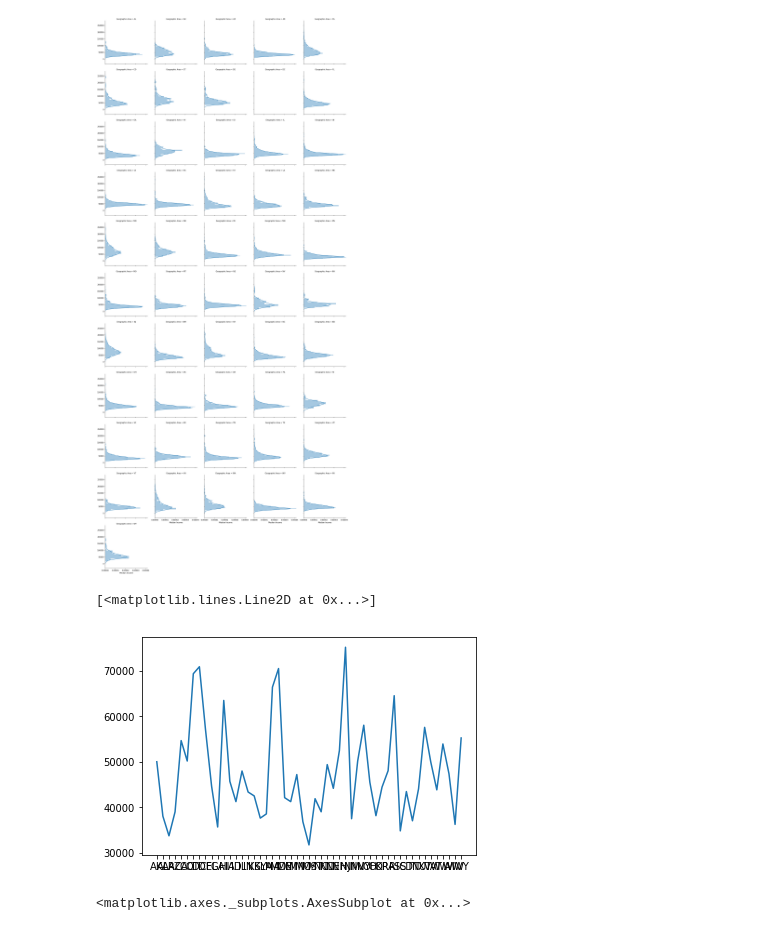
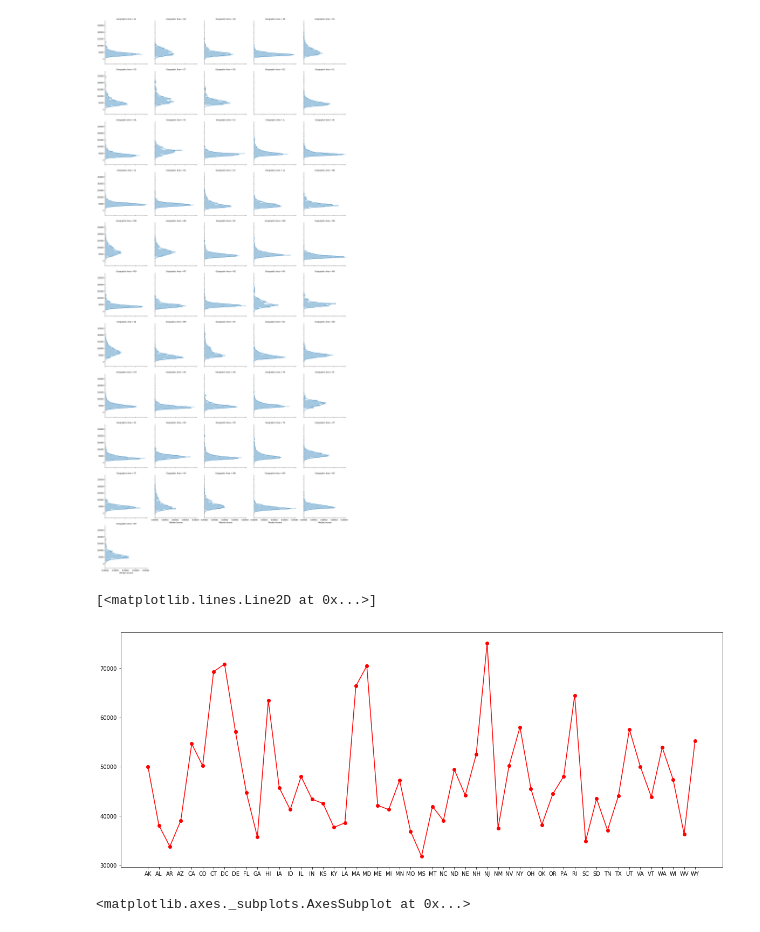
Before and after one commit to michaelzeng25/USA-shootings, a Jupyter notebook: USA shooting.ipynb, the cells around one changed output. Cells and saved outputs as stored; diff of their text form; code cells hidden in the pictures.

```diff
--- a/USA shooting.ipynb
+++ b/USA shooting.ipynb
@@ -148,12 +139,15 @@ grid.map(sns.distplot, "Median Income", vertical=True)
 # %% [output]
 <seaborn.axisgrid.FacetGrid at 0x...>
 [figure]
-# %%
-#
-plt.plot(hs.groupby('Geographic Area')["Median Income"].median())
-# %% [output]
-[<matplotlib.lines.Line2D at 0x...>]
-[figure, removed]
+# %%
+# show the median income in each state
+# NJ has the highest median income, MS has the lowest.
+all_median_income = hs.groupby('Geographic Area')["Median Income"].median()
+plt.figure(figsize=(20,8))
+plt.plot(all_median_income , marker='o', color='red')
+# %% [output]
+[<matplotlib.lines.Line2D at 0x...>]
+[figure, added]
 # %%
 # convert str to float
 hs['poverty_rate']=[float(x) for x in hs['poverty_rate']]
```
Also changed, not shown: parts of 13 cells of this notebook.
